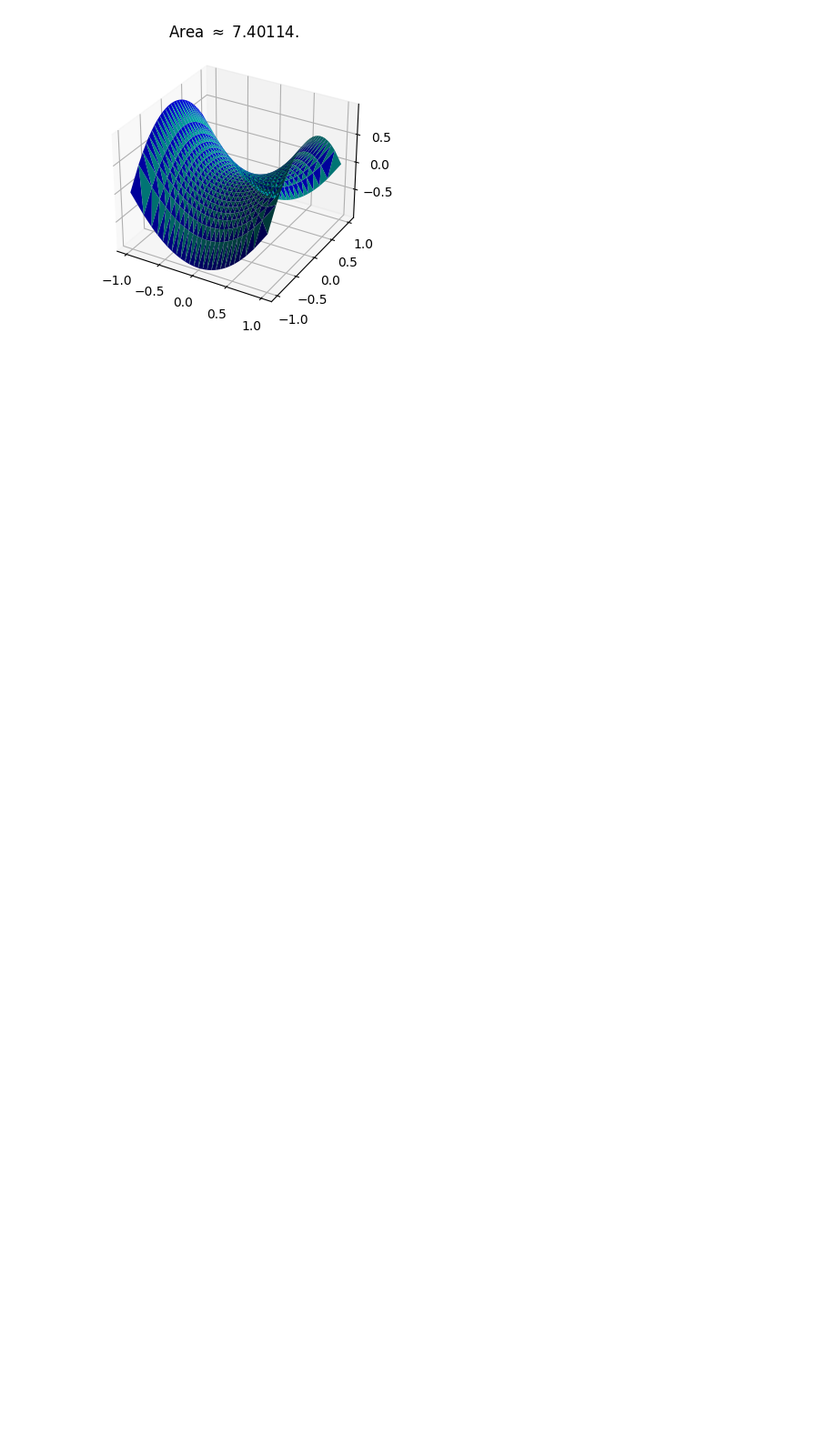
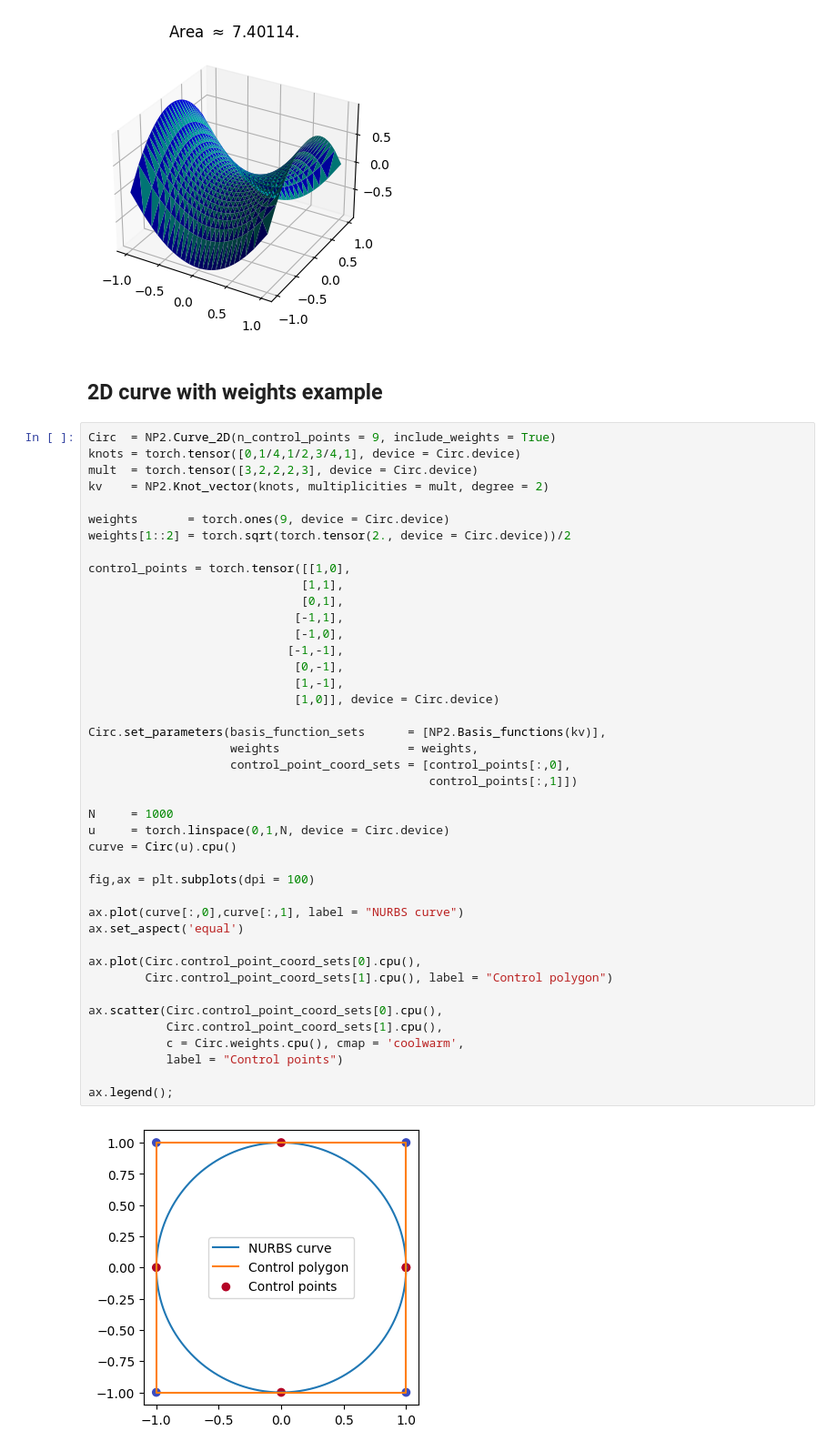
Before and after one commit to SouthEndMusic/NURBS_PyTorch, a Jupyter notebook: Examples_general.ipynb, the cells around one changed output. Shown: that part at 91% size. Drawn from its saved outputs; the diff is of its cells as text; blank space fills up the shorter version.

Commit message:
Added NURBS with weights evaluation in __call__ (no derivatives yet)

```diff
--- a/Examples_general.ipynb
+++ b/Examples_general.ipynb
@@ -233,3 +233,49 @@ ax.plot_trisurf(triang2,
 ax.set_title(f"Area $\\approx$ {area.item():1.5f}.");
 # %% [output]
 [figure]
+# %% [markdown]
+## 2D curve with weights example
+# %%
+Circ  = NP2.Curve_2D(n_control_points = 9, include_weights = True)
+knots = torch.tensor([0,1/4,1/2,3/4,1], device = Circ.device)
+mult  = torch.tensor([3,2,2,2,3], device = Circ.device)
+kv    = NP2.Knot_vector(knots, multiplicities = mult, degree = 2)
+
+weights       = torch.ones(9, device = Circ.device)
+weights[1::2] = torch.sqrt(torch.tensor(2., device = Circ.device))/2
+
+control_points = torch.tensor([[1,0],
+                              [1,1],
+                              [0,1],
+                             [-1,1],
+                             [-1,0],
+                            [-1,-1],
+                             [0,-1],
+                             [1,-1],
+                             [1,0]], device = Circ.device)
+
+Circ.set_parameters(basis_function_sets      = [NP2.Basis_functions(kv)],
+                    weights                  = weights,
+                    control_point_coord_sets = [control_points[:,0],
+                                                control_points[:,1]])
+
+N     = 1000
+u     = torch.linspace(0,1,N, device = Circ.device)
+curve = Circ(u).cpu()
+
+fig,ax = plt.subplots(dpi = 100)
+
+ax.plot(curve[:,0],curve[:,1], label = "NURBS curve")
+ax.set_aspect('equal')
+
+ax.plot(Circ.control_point_coord_sets[0].cpu(),
+        Circ.control_point_coord_sets[1].cpu(), label = "Control polygon")
+
+ax.scatter(Circ.control_point_coord_sets[0].cpu(),
+           Circ.control_point_coord_sets[1].cpu(),
+           c = Circ.weights.cpu(), cmap = 'coolwarm',
+           label = "Control points")
+
+ax.legend();
+# %% [output]
+[figure, added]
```
Also changed, not shown: parts of 2 cells of this notebook, 3 other files.
